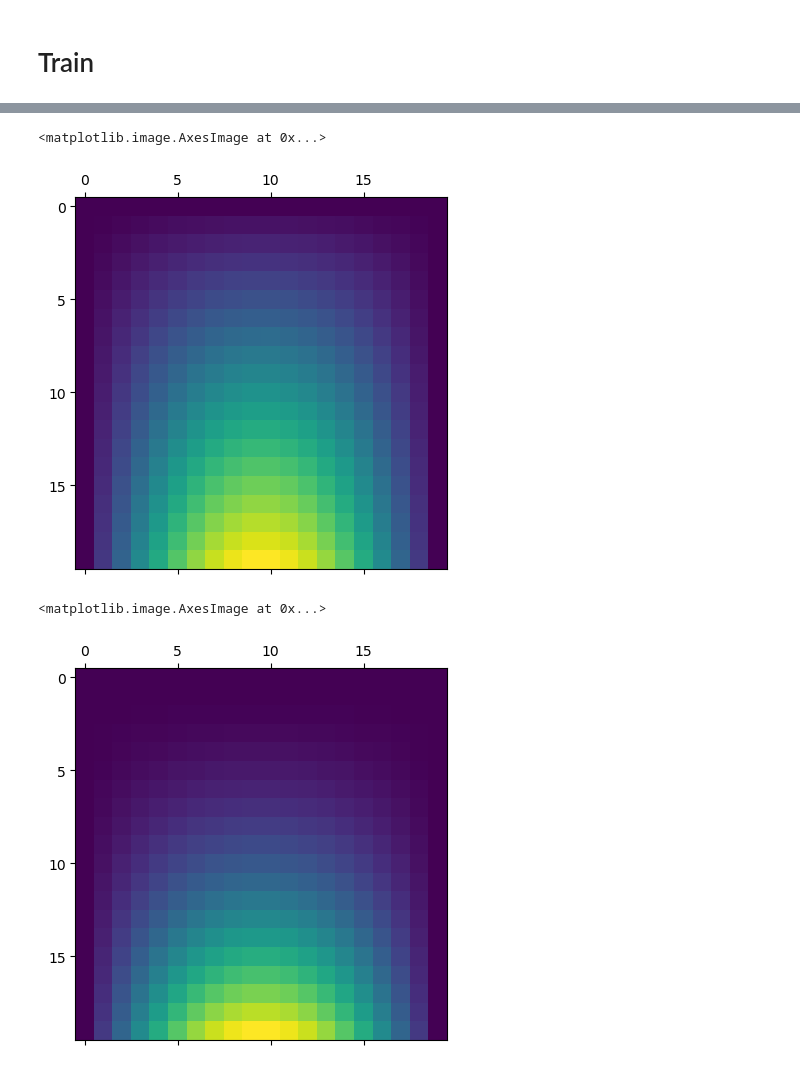
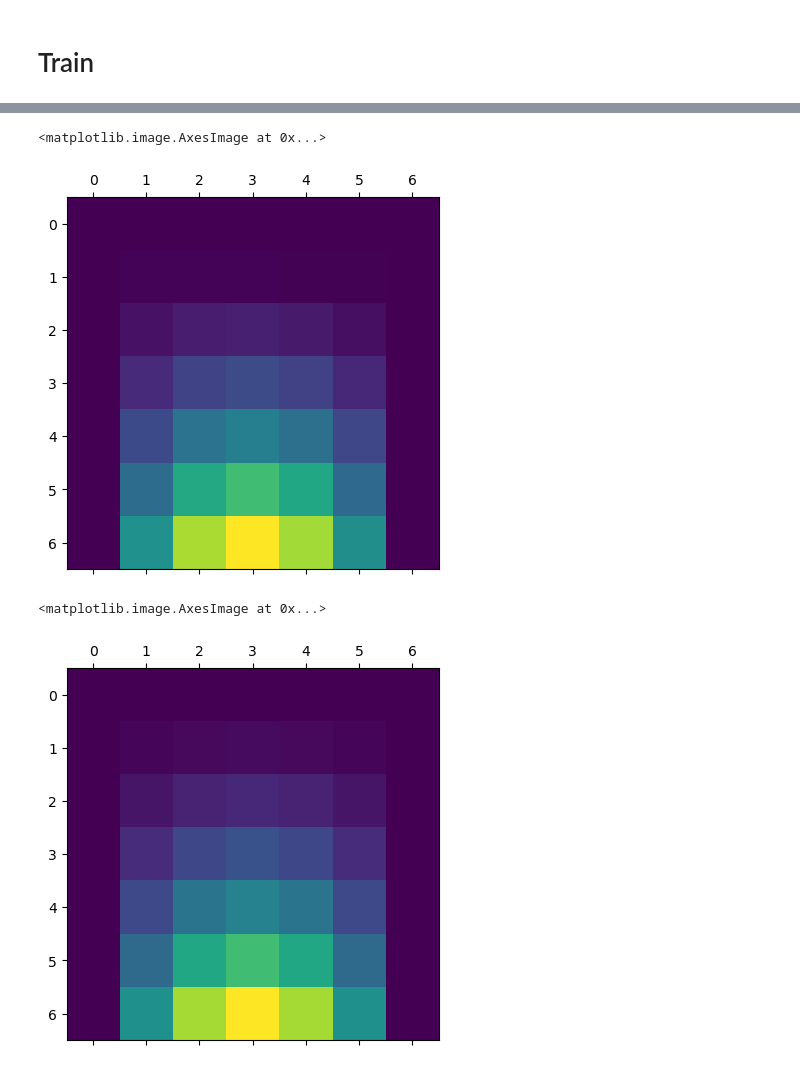
Before and after one commit to qchen0815/AMSC808N-Project-1, a Jupyter notebook: src/problem2.ipynb, the cells around one changed output, grey strips where cells are left out. Saved outputs shown, nothing was run; the diff lists cells and outputs as text; code cells hidden in the pictures.

```diff
--- a/src/problem2.ipynb
+++ b/src/problem2.ipynb
@@ -76,6 +76,14 @@ class MLP:
         h = self.a._xx(h)
         h = h @ (self.w[3] * self.w[1]**2).reshape(-1, 1)
         return h
+
+    def _xy(self, x, y):
+        h = x * self.w[0] + y * self.w[1] + self.w[2]
+        h = self.a._xx(h)
+        h = h @ (self.w[3] * self.w[1] * self.w[0]).reshape(-1, 1)
+        return h
+
+    def _yx(self, x, y): return self._xy(x, y)
 
     def _yxx(self, x, y):
         h = x * self.w[0] + y * self.w[1] + self.w[2]
@@ -129,6 +137,16 @@ class MLP:
         d3 = self.w[1]**2 * self.a._xx(h)
         return np.stack([d0, d1, d2, d3], axis=1)
 
+    def _xy_w(self, x, y):
+        h = x * self.w[0] + y * self.w[1] + self.w[2]
+        d2 = self.w[0] * self.w[1] * self.w[3] * self.a._xxx(h)
+        d0 = d2 * x + self.w[1] * self.w[3] * self.a._xx(h)
+        d1 = d2 * y + self.w[0] * self.w[3] * self.a._xx(h)
+        d3 = self.w[0] * self.w[1] * self.a._xx(h)
+        return np.stack([d0, d1, d2, d3], axis=1)
+
+    def _yx_w(self, x, y): return self._xy_w(x, y)
+
     def _yxx_w(self, x, y):
         h = x * self.w[0] + y * self.w[1] + self.w[2]
         d2 = self.w[0]**2 * self.w[1] * self.w[3] * self.a._xxxx(h)
@@ -170,17 +188,21 @@ class Solution:
     def _xx(self, x, y):
         return y * self.g1._xx(x) \
             - 2 * y * (self.N(x, y) - self.N(x, np.ones_like(x)) - self.N._y(x, np.ones_like(x))) \
+            + 2 * (1 - 2 * x) * y * (self.N._x(x, y) - self.N._x(x, np.ones_like(x)) - self.N._yx(x, np.ones_like(x)))\
             + x * (1 - x) * y * (self.N._xx(x, y) - self.N._xx(x, np.ones_like(x)) - self.N._yxx(x, np.ones_like(x)))
 
     def _yy(self, x, y):
-        return x * (1 - x) * y * (self.N._yy(x, y) - self.N._yy(x, np.ones_like(x)) - self.N._yyy(x, np.ones_like(x)))
+        return 2 * x * (1 - x) * (self.N._y(x, y) - self.N._y(x, np.ones_like(x)) - self.N._yy(x, np.ones_like(x)))\
+            + x * (1 - x) * y * (self.N._yy(x, y) - self.N._yy(x, np.ones_like(x)) - self.N._yyy(x, np.ones_like(x)))
 
     def _xx_w(self, x, y):
-        return - 2 * (self.N._w(x, y) - self.N._w(x, np.ones_like(x)) - self.N._y_w(x, np.ones_like(x))) \
+        return - 2 * np.expand_dims(y, -1) * (self.N._w(x, y) - self.N._w(x, np.ones_like(x)) - self.N._y_w(x, np.ones_like(x))) \
+            + 2 * np.expand_dims((1 - 2 * x) * y, -1) * (self.N._x_w(x, y) - self.N._x_w(x, np.ones_like(x)) - self.N._yx_w(x, np.ones_like(x)))\
             + np.expand_dims(x * (1 - x) * y, -1) * (self.N._xx_w(x, y) - self.N._xx_w(x, np.ones_like(x)) - self.N._yxx_w(x, np.ones_like(x)))
 
     def _yy_w(self, x, y):
-        return np.expand_dims(x * (1 - x) * y, -1) * (self.N._yy_w(x, y) - self.N._yy_w(x, np.ones_like(x)) - self.N._yyy_w(x, np.ones_like(x)))
+        return 2 * np.expand_dims(x * (1 - x), -1) * (self.N._y_w(x, y) - self.N._y_w(x, np.ones_like(x)) - self.N._yy_w(x, np.ones_like(x)))\
+            + np.expand_dims(x * (1 - x) * y, -1) * (self.N._yy_w(x, y) - self.N._yy_w(x, np.ones_like(x)) - self.N._yyy_w(x, np.ones_like(x)))
 # %% [markdown]
 # Optimization
 # %% [markdown]
@@ -303,14 +325,13 @@ Epoch 49999: loss = 155.657946905963
 # %%
-sol = Solution(MLP())
-plt.matshow(sol(x, y).reshape(20, 20))
+plt.matshow(sol(x, y).reshape(7, 7))
 # %% [output]
 <matplotlib.image.AxesImage at 0x...>
-[figure, old version]
+[figure, new version]
 # %%
-plt.matshow(exact_solution(x, y).reshape(20, 20))
+plt.matshow(exact_solution(x, y).reshape(7, 7))
 # %% [output]
 <matplotlib.image.AxesImage at 0x...>
-[figure, old version]
+[figure, new version]
 # %%
 plt.hist(((sol(x, y).reshape(7, 7) - exact_solution(x, y).reshape(7, 7)) / exact_solution(x, y).reshape(7, 7)).reshape(-1))
 # %% [output]
```
Also changed, not shown: parts of 2 cells of this notebook.
